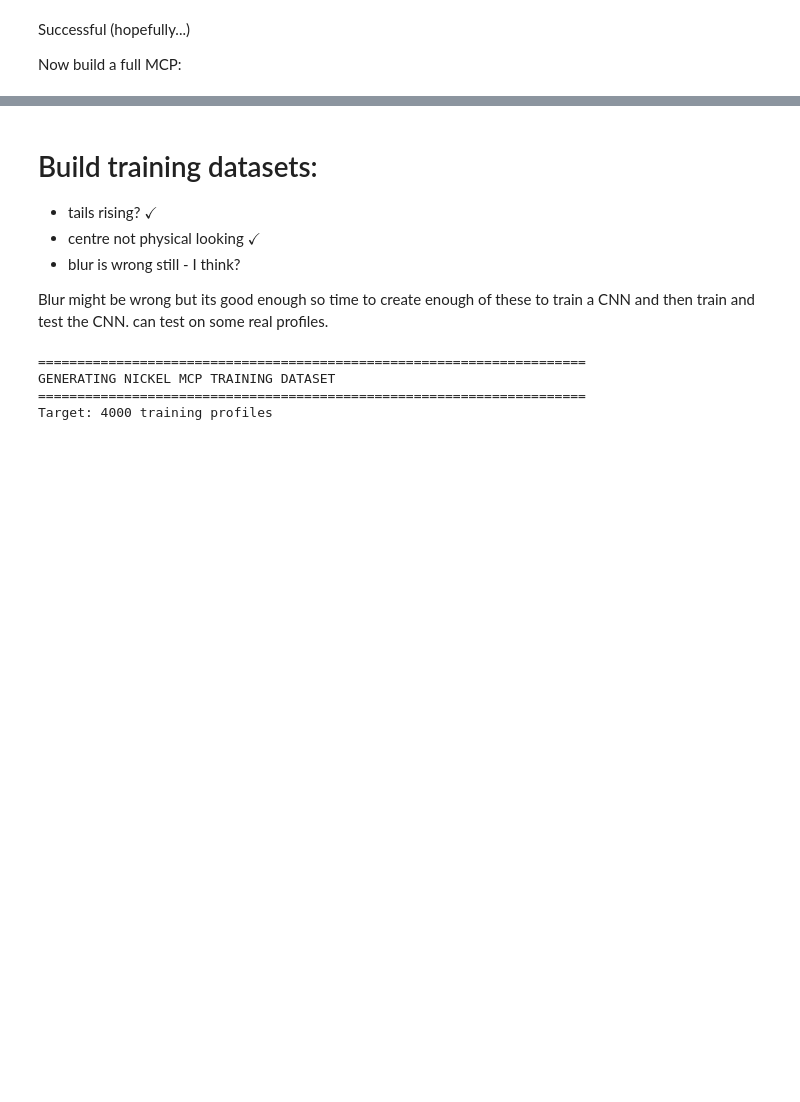
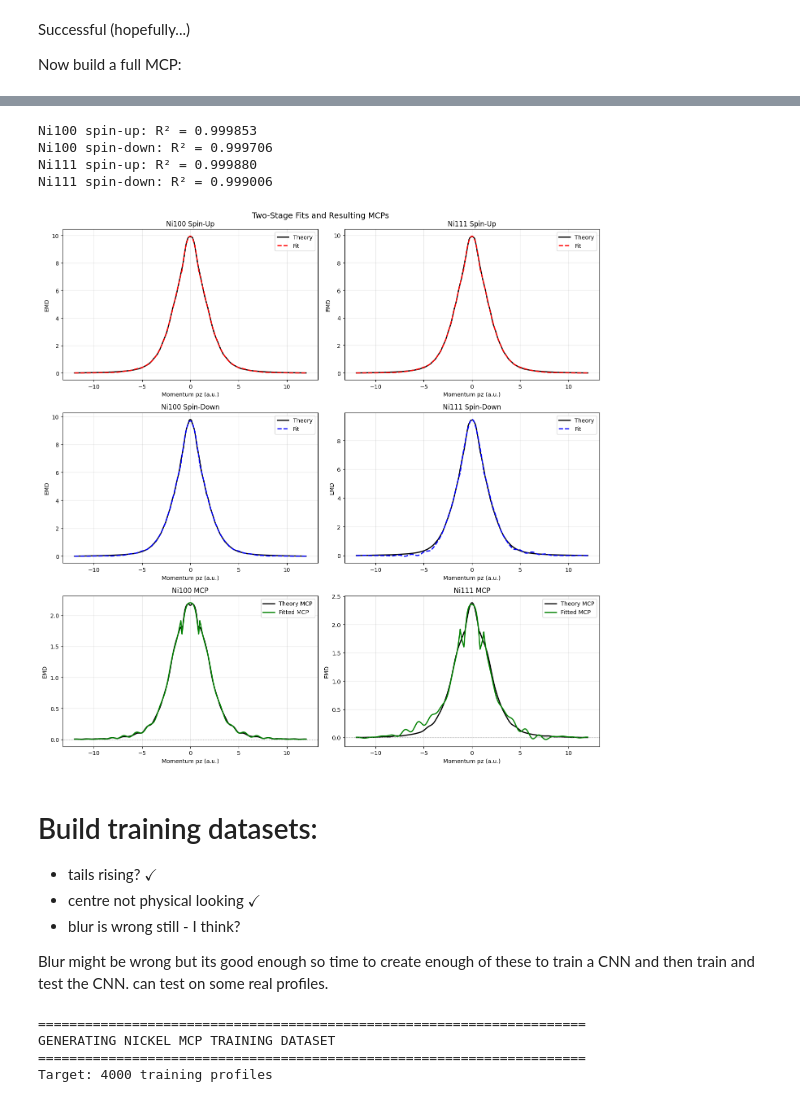
Before and after one commit to jpjharg/DISS, a Jupyter notebook: sytheticMCP.ipynb, the cells around one changed output, grey strips where cells are left out. Cells and saved outputs as stored; diff of their text form; code cells hidden in the pictures; blank space fills up the shorter version.

```diff
--- a/sytheticMCP.ipynb
+++ b/sytheticMCP.ipynb
@@ -571,3 +527,64 @@ plt.show()
+# %%
+n_gauss   = 4
+n_fourier = 5
+
+# Need fermi_window on the same x grid as the data
+fermi_window_100 = gaussian(x100, fermi_window_width, fermi_window_amp)
+fermi_window_111 = gaussian(x111, fermi_window_width, fermi_window_amp)
+
+results = {}
+results['100_up']   = fit_profile_with_fermi(x100, y100_1, fermi_window_100, n_gauss, n_fourier, 'Ni100 spin-up')
+results['100_down'] = fit_profile_with_fermi(x100, y100_2, fermi_window_100, n_gauss, n_fourier, 'Ni100 spin-down')
+results['111_up']   = fit_profile_with_fermi(x111, y111_1, fermi_window_111, n_gauss, n_fourier, 'Ni111 spin-up')
+results['111_down'] = fit_profile_with_fermi(x111, y111_2, fermi_window_111, n_gauss, n_fourier, 'Ni111 spin-down')
+
+
+
+fig, axes = plt.subplots(3, 2, figsize=(14, 14))
+fig.suptitle('Two-Stage Fits and Resulting MCPs', fontsize=14)
+
+for col, direction, x, fw, k_up, k_down, y_up, y_down, mcp_real in [
+    (0, '100', x100, fermi_window_100, '100_up', '100_down', y100_1, y100_2, mcp100),
+    (1, '111', x111, fermi_window_111, '111_up', '111_down', y111_1, y111_2, mcp111),
+]:
+    *_, fit_up   = results[k_up]
+    *_, fit_down = results[k_down]
+
+    # Spin-up
+    axes[0, col].plot(x, y_up,   'k-',  lw=2, label='Theory')
+    if fit_up is not None:
+        axes[0, col].plot(x, fit_up, 'r--', lw=2, label='Fit')
+    axes[0, col].set_title(f'Ni{direction} Spin-Up')
+    axes[0, col].legend(); axes[0, col].grid(True, alpha=0.3)
+
+    # Spin-down
+    axes[1, col].plot(x, y_down,   'k-',  lw=2, label='Theory')
+    if fit_down is not None:
+        axes[1, col].plot(x, fit_down, 'b--', lw=2, label='Fit')
+    axes[1, col].set_title(f'Ni{direction} Spin-Down')
+    axes[1, col].legend(); axes[1, col].grid(True, alpha=0.3)
+
+    # MCP comparison
+    axes[2, col].plot(x, mcp_real, 'k-', lw=2, label='Theory MCP')
+    if fit_up is not None and fit_down is not None:
+        mcp_fit = fit_up - 0.8 * fit_down
+        axes[2, col].plot(x, mcp_fit, 'g', lw=2, label='Fitted MCP')
+    axes[2, col].axhline(0, color='gray', lw=0.8, ls=':')
+    axes[2, col].set_title(f'Ni{direction} MCP')
+    axes[2, col].legend(); axes[2, col].grid(True, alpha=0.3)
+
+for ax in axes.flat:
+    ax.set_xlabel('Momentum pz (a.u.)')
+    ax.set_ylabel('EMD')
+
+plt.tight_layout()
+plt.show()
+# %% [output]
+Ni100 spin-up: R² = 0.999853
+Ni100 spin-down: R² = 0.999706
+Ni111 spin-up: R² = 0.999880
+Ni111 spin-down: R² = 0.999006
+[figure, added]
 # %% [markdown]
 # Build training datasets:
 
```
Also changed, not shown: parts of 21 cells of this notebook, 3 other files.
